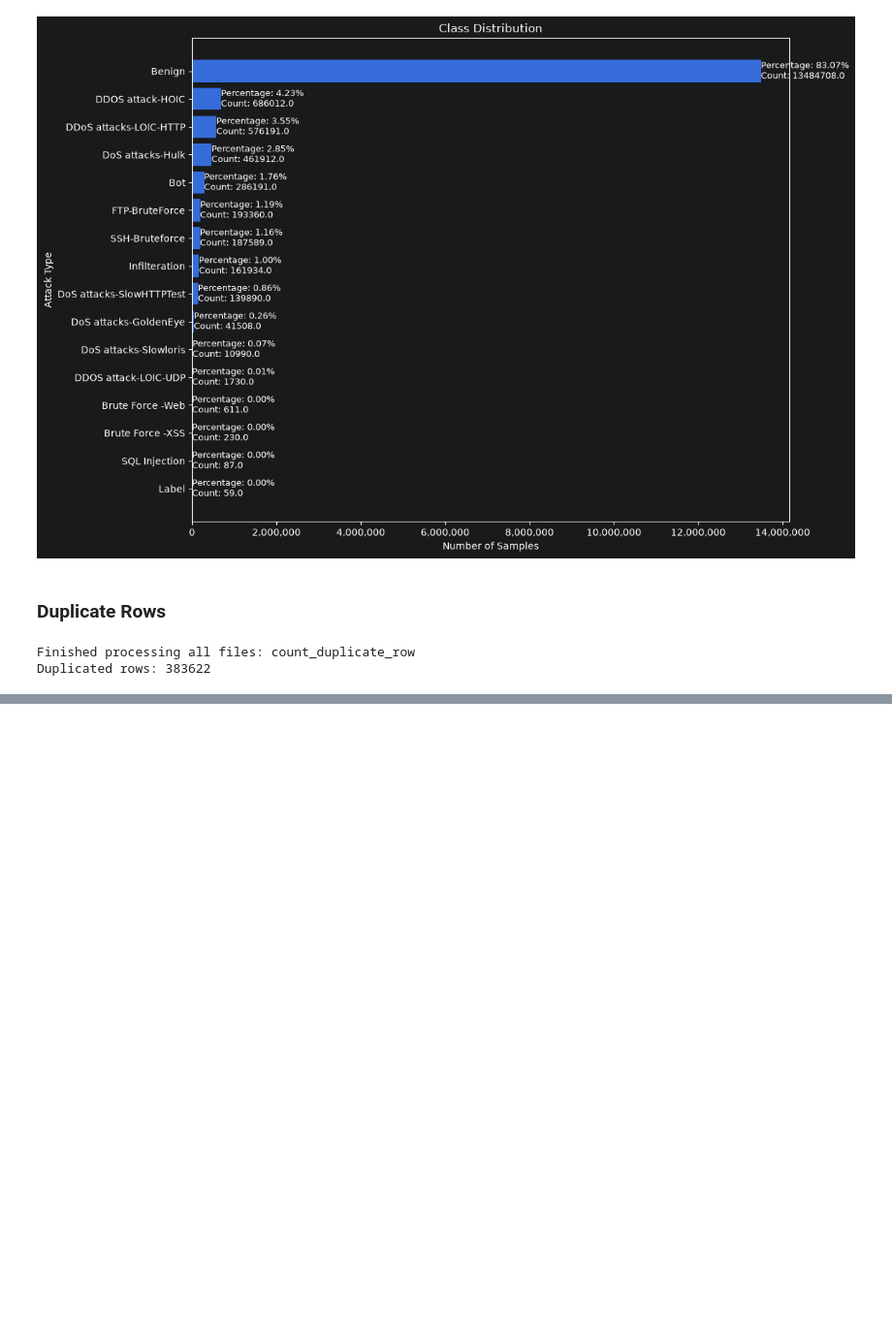
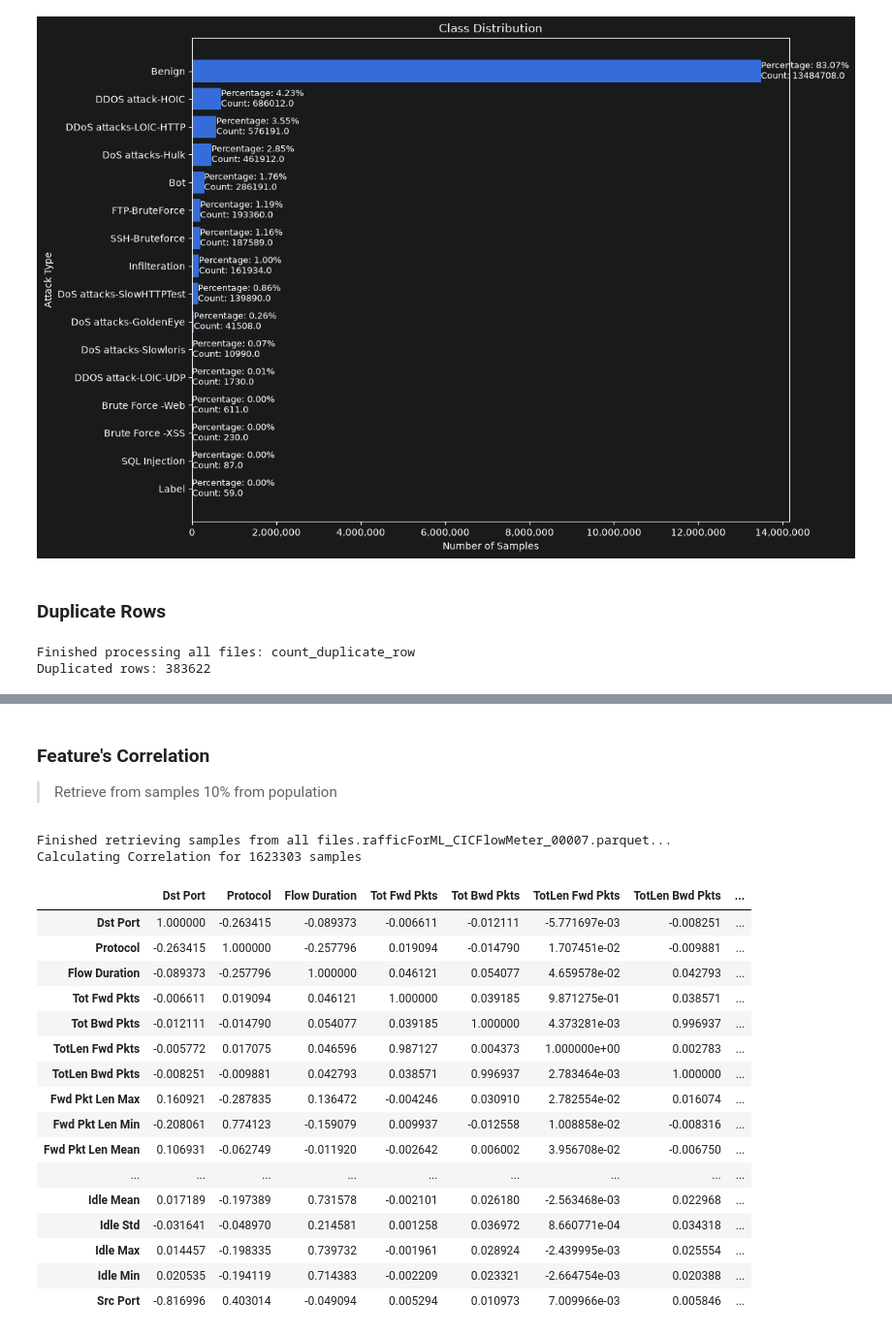
Before and after one commit to JoxNeis/ml-ids, a Jupyter notebook: eda.ipynb, the cells around one changed output, grey strips where cells are left out. Shown at 97% size. Drawn from its saved outputs; the diff is of its cells as text; code cells hidden in the pictures; blank space fills up the shorter version.

```diff
--- a/eda.ipynb
+++ b/eda.ipynb
@@ -200,0 +294,47 @@ Duplicated rows: 383622
+# %% [markdown]
+### Feature's Correlation
+
+> Retrieve from samples 10% from population
+# %%
+def feature_correlation(folder_name, sample_frac=None):
+    df = sample_parquet_files(
+        folder_name,
+        sample_frac=sample_frac
+    )
+    print(f"Calculating Correlation for {len(df)} samples")
+    corr = df.corr(numeric_only=True)
+
+    return corr
+# %%
+corr = feature_correlation(
+    FOLDER_NAME,0.1
+)
+# %% [output]
+Finished retrieving samples from all files.rafficForML_CICFlowMeter_00007.parquet...
+Calculating Correlation for 1623303 samples
+# %%
+with pd.option_context(
+    "display.max_rows", None,
+    "display.max_columns", None,
+    "display.width", None,
+    "display.max_colwidth", None,
+):
+    display(corr)
+# %% [output]
+|  | Dst Port | Protocol | Flow Duration | Tot Fwd Pkts | Tot Bwd Pkts | TotLen Fwd Pkts | TotLen Bwd Pkts | ... |
+| Dst Port | 1.000000 | -0.263415 | -0.089373 | -0.006611 | -0.012111 | -5.771697e-03 | -0.008251 | ... |
+| Protocol | -0.263415 | 1.000000 | -0.257796 | 0.019094 | -0.014790 | 1.707451e-02 | -0.009881 | ... |
+| Flow Duration | -0.089373 | -0.257796 | 1.000000 | 0.046121 | 0.054077 | 4.659578e-02 | 0.042793 | ... |
+| Tot Fwd Pkts | -0.006611 | 0.019094 | 0.046121 | 1.000000 | 0.039185 | 9.871275e-01 | 0.038571 | ... |
+| Tot Bwd Pkts | -0.012111 | -0.014790 | 0.054077 | 0.039185 | 1.000000 | 4.373281e-03 | 0.996937 | ... |
+| TotLen Fwd Pkts | -0.005772 | 0.017075 | 0.046596 | 0.987127 | 0.004373 | 1.000000e+00 | 0.002783 | ... |
+| TotLen Bwd Pkts | -0.008251 | -0.009881 | 0.042793 | 0.038571 | 0.996937 | 2.783464e-03 | 1.000000 | ... |
+| Fwd Pkt Len Max | 0.160921 | -0.287835 | 0.136472 | -0.004246 | 0.030910 | 2.782554e-02 | 0.016074 | ... |
+| Fwd Pkt Len Min | -0.208061 | 0.774123 | -0.159079 | 0.009937 | -0.012558 | 1.008858e-02 | -0.008316 | ... |
+| Fwd Pkt Len Mean | 0.106931 | -0.062749 | -0.011920 | -0.002642 | 0.006002 | 3.956708e-02 | -0.006750 | ... |
+| ... | ... | ... | ... | ... | ... | ... | ... | ... |
+| Idle Mean | 0.017189 | -0.197389 | 0.731578 | -0.002101 | 0.026180 | -2.563468e-03 | 0.022968 | ... |
+| Idle Std | -0.031641 | -0.048970 | 0.214581 | 0.001258 | 0.036972 | 8.660771e-04 | 0.034318 | ... |
+| Idle Max | 0.014457 | -0.198335 | 0.739732 | -0.001961 | 0.028924 | -2.439995e-03 | 0.025554 | ... |
+| Idle Min | 0.020535 | -0.194119 | 0.714383 | -0.002209 | 0.023321 | -2.664754e-03 | 0.020388 | ... |
+| Src Port | -0.816996 | 0.403014 | -0.049094 | 0.005294 | 0.010973 | 7.009966e-03 | 0.005846 | ... |
```
Also changed, not shown: parts of 12 cells of this notebook, 3 other files.
